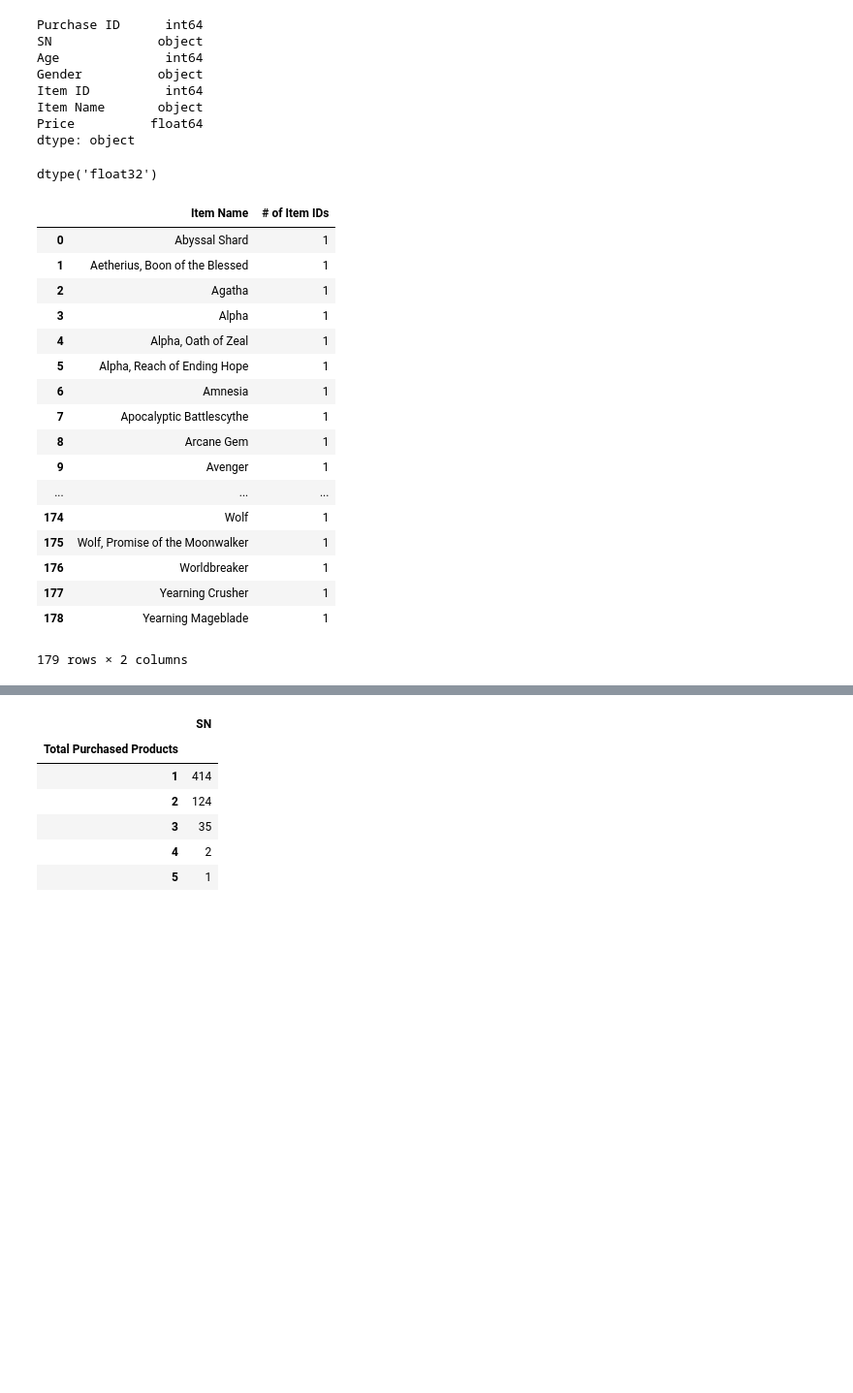
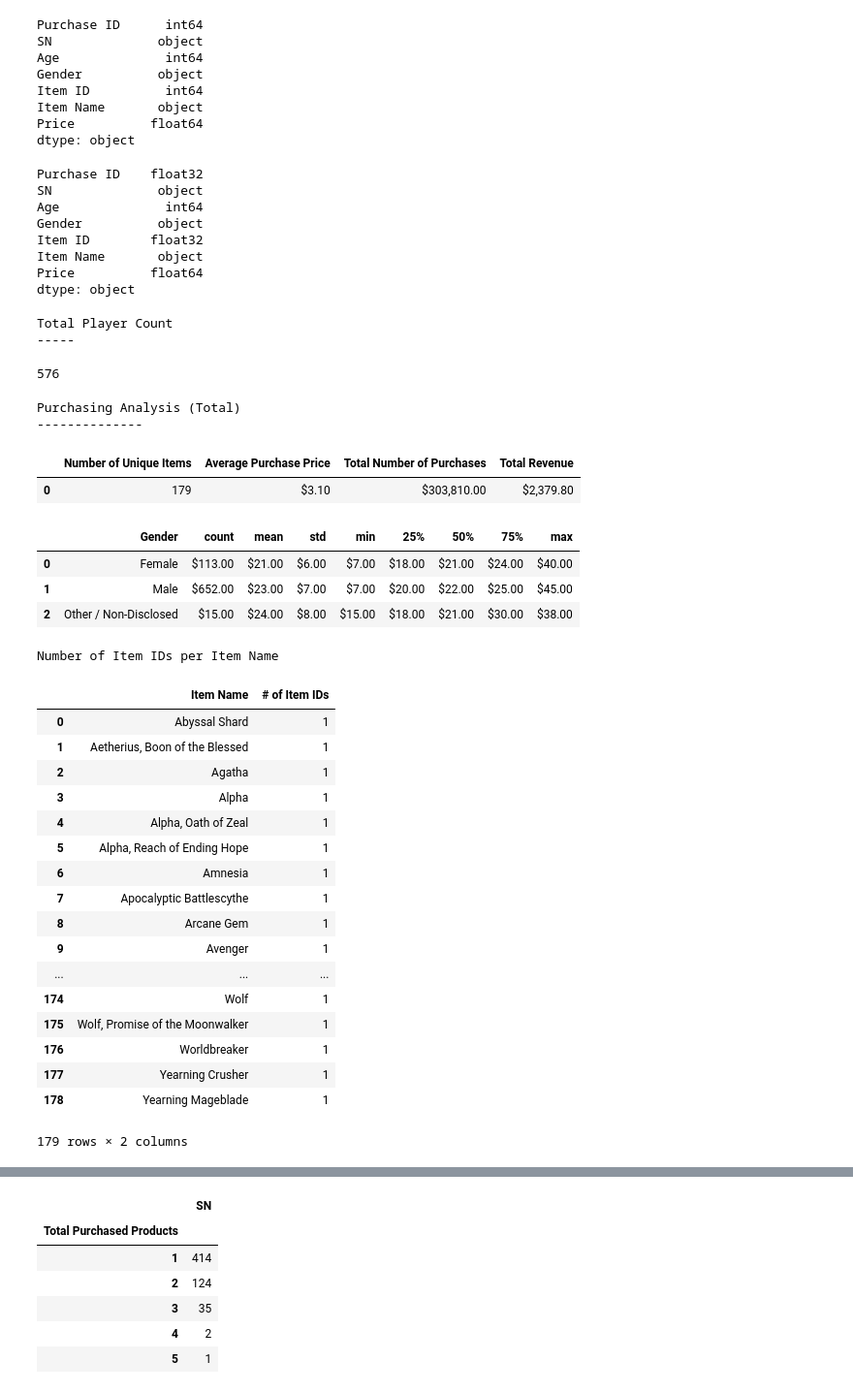
Before and after one commit to JosefinaAureaAmaro/01_Python_Pandas, a Jupyter notebook: Heroes_of_Pymoli.ipynb, the cells around one changed output, grey strips where cells are left out. Shown: that part at 97% size. Cells and saved outputs as stored; diff of their text form; code cells hidden in the pictures; blank space fills up the shorter version.

```diff
--- a/Heroes_of_Pymoli.ipynb
+++ b/Heroes_of_Pymoli.ipynb
@@ -47,13 +47,65 @@ dtype: object
 # %%
 #change item id from Int64 to float64
 df['Item ID'] = pd.to_numeric(df['Item ID'], downcast= 'float')
-df['Item ID'].dtype
+df['Purchase ID'] =pd.to_numeric(df['Purchase ID'], downcast= 'float')
+
+df.dtypes
 # %% [output]
-dtype('float32')
+Purchase ID    float32
+SN              object
+Age              int64
+Gender          object
+Item ID        float32
+Item Name       object
+Price          float64
+dtype: object
+# %%
+print('Total Player Count')
+print('-----')
+playercount =df['SN'].nunique()
+playercount
+# %% [output]
+Total Player Count
+-----
+576
+# %%
+print('Purchasing Analysis (Total)')
+print('--------------')
+
+pd.options.display.float_format= '${:,.2f}'.format
+numofuniqueitems_df = round(df['Item Name'].nunique(),1)
+#I know there is 2 item ids for 1 item , which I show later in the analysis. thus I used item name
+
+avgpurchprice_df =round(df['Price'].mean(),1)
+#avgpurchprice_df .rename(columns={'':'Average Purchase Price'})
+
+ttlnumofpurchases_df = round(df['Purchase ID'].sum(),1)
+#ttlnumofpurchases_df.rename(columns={'': 'Total Number of Purchases'})
+
+totalrev_df = round(df['Price'].sum(),1)
+#totalrev_df.rename(columns={'': 'Total Revenue'})
+
+#merge our data frames together
+Purchasing_Analysis_df= pd.DataFrame({"Number of Unique Items": [numofuniqueitems_df], "Average Purchase Price":[avgpurchprice_df],"Total Number of Purchases": [ttlnumofpurchases_df],"Total Revenue":[totalrev_df]})
+Purchasing_Analysis_df
+# %% [output]
+Purchasing Analysis (Total)
+--------------
+|  | Number of Unique Items | Average Purchase Price | Total Number of Purchases | Total Revenue |
+| 0 | 179 | $3.10 | $303,810.00 | $2,379.80 |
+# %%
+#statistic summary on Gender and Age
+df_statsbyGenderAge= round(df.groupby('Gender')['Age'].describe().reset_index(),0)
+df_statsbyGenderAge
+# %% [output]
+|  | Gender | count | mean | std | min | 25% | 50% | 75% | max |
+| 0 | Female | $113.00 | $21.00 | $6.00 | $7.00 | $18.00 | $21.00 | $24.00 | $40.00 |
+| 1 | Male | $652.00 | $23.00 | $7.00 | $7.00 | $20.00 | $22.00 | $25.00 | $45.00 |
+| 2 | Other / Non-Disclosed | $15.00 | $24.00 | $8.00 | $15.00 | $18.00 | $21.00 | $30.00 | $38.00 |
 # %%
 #To confirm a unique Item ID per Item Name
 #To highlight value greater than 1
-
+print("Number of Item IDs per Item Name")
 df_itemsvsitemid= df.groupby('Item Name')['Item ID'].nunique().reset_index(name= "# of Item IDs")
 #df_itemsvsitemid_id= df_itemsvsitemid.subset=['# of Item IDs']
 df_itemsvsitemid
@@ -67,6 +119,7 @@ df_itemsvsitemid
   #  applymap(color_red_over1, subset=['# of Item IDs']).\
    # applymap(highlight_over1, subset=['# of Item IDs'])
 # %% [output]
+Number of Item IDs per Item Name
 |  | Item Name | # of Item IDs |
 | 0 | Abyssal Shard | 1 |
 | 1 | Aetherius, Boon of the Blessed | 1 |
@@ -84,7 +137,7 @@ df_itemsvsitemid
 | 176 | Worldbreaker | 1 |
 | 177 | Yearning Crusher | 1 |
 | 178 | Yearning Mageblade | 1 |
-179 rows × 2 columns
+179 rows × 2 columns
 # %%
 #source[unqiue values per group]:https://stackoverflow.com/questions/41415017/count-unique-values-using-pandas-groupby
 # %%
```
Also changed, not shown: parts of 15 cells of this notebook.
